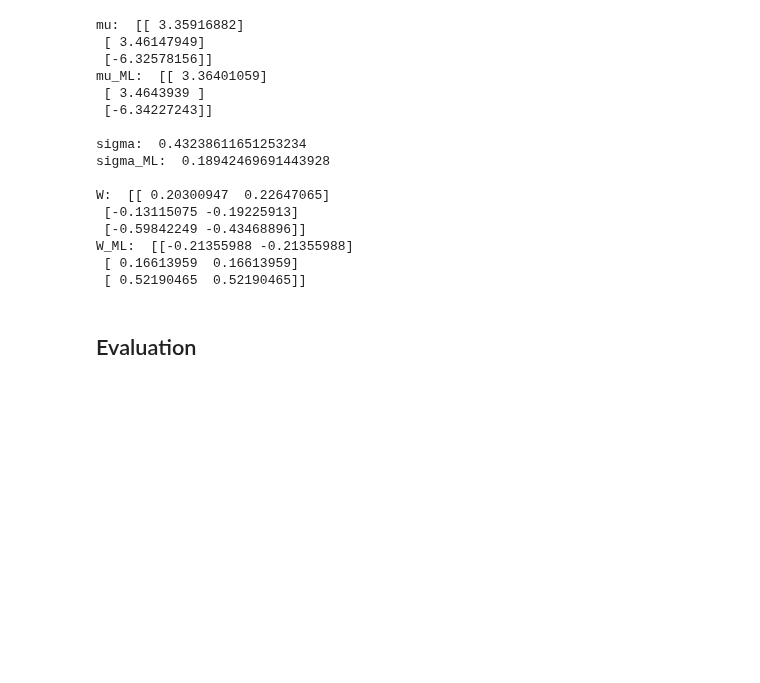
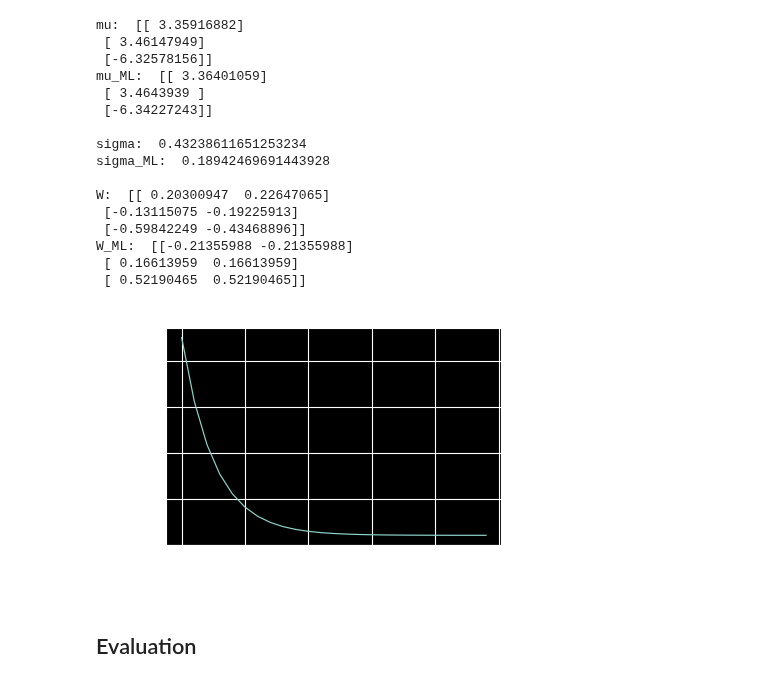
Before and after one commit to tobias-beers/RNA_visualization, a Jupyter notebook: Code/Python/PPCA.ipynb, the cells around one changed output. Cells and saved outputs as stored; diff of their text form; code cells hidden in the pictures; blank space fills up the shorter version.

```diff
--- a/Code/Python/PPCA.ipynb
+++ b/Code/Python/PPCA.ipynb
@@ -153,7 +153,7 @@ sigma_ML = 1
 W_ML = np.ones((D,M))
 # %%
 iterations = 25
-calculate_loglikelihood = False
+calculate_loglikelihood = True
 
 log_likes = []
 sigmas = [sigma_ML]
@@ -231,6 +231,13 @@ W:  [[ 0.20300947  0.22647065]
 W_ML:  [[-0.21355988 -0.21355988]
  [ 0.16613959  0.16613959]
  [ 0.52190465  0.52190465]]
+# %%
+plt.plot(range(len(log_likes)), log_likes)
+plt.ylabel('log-likelihood')
+plt.xlabel('iteration')
+plt.show()
+# %% [output]
+[figure, added]
 # %% [markdown]
 ## Evaluation
 # %%
```
